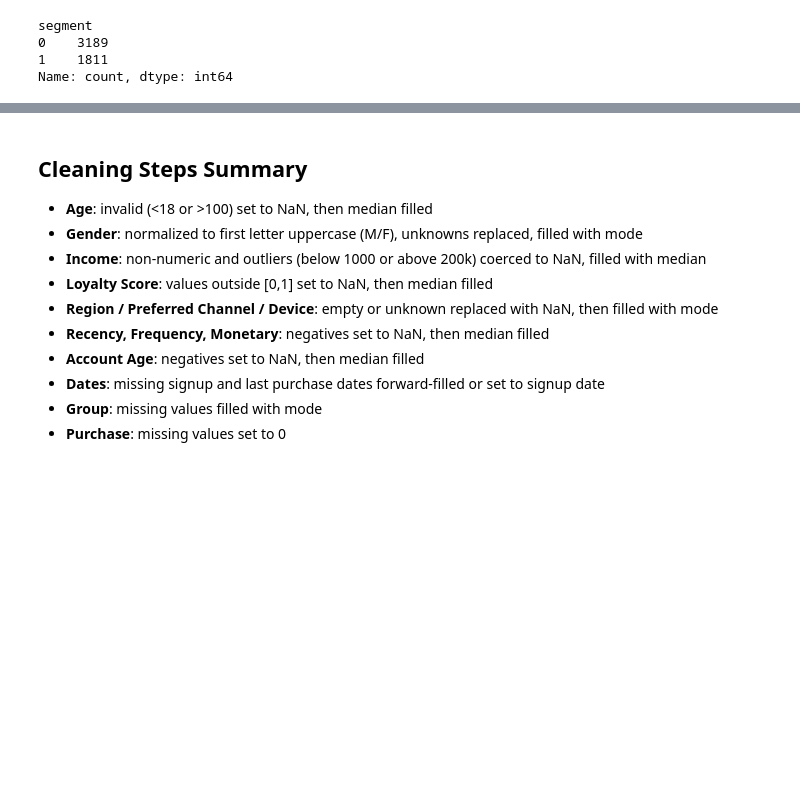
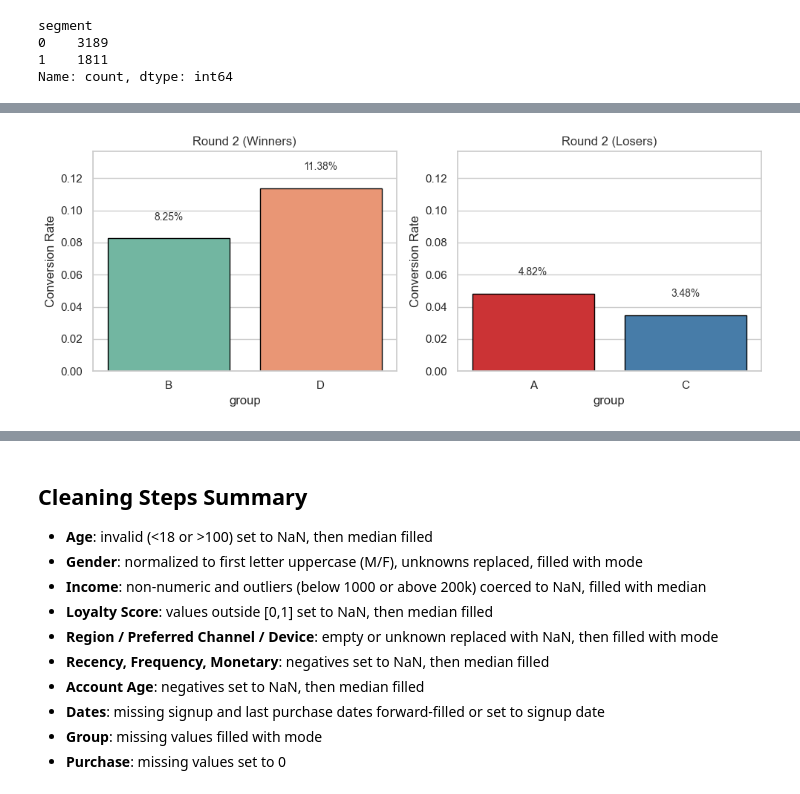
Before and after one commit to losstng/Analytics-Portfolio, a Jupyter notebook: Notebooks/marketing_analytics.ipynb, the cells around one changed output, grey strips where cells are left out. Cells and saved outputs as stored; diff of their text form; code cells hidden in the pictures; blank space fills up the shorter version.

```diff
--- a/Notebooks/marketing_analytics.ipynb
+++ b/Notebooks/marketing_analytics.ipynb
@@ -749,7 +143,7 @@ def load_and_clean(path: Path) -> pd.DataFrame:
     df.loc[df["account_age"] < 0, "account_age"] = np.nan
     df["account_age"].fillna(df["account_age"].median(), inplace=True)
     # Dates: fill missing with signup_date or mode
-    df["signup_date"].fillna(method="ffill", inplace=True)
+    df["signup_date"].ffill(inplace=True)
     df["last_purchase_date"].fillna(df["signup_date"], inplace=True)
     # Group: fill missing with mode
     df["group"].fillna(df["group"].mode()[0], inplace=True)
@@ -1538,33 +2670,3 @@ plt.show()
-# %%
-# Bar Plot of Conversion Rates by Group (Enhanced Visuals with Seaborn)
-import matplotlib.pyplot as plt
-import seaborn as sns
-summary = df.groupby('group')['purchase'].agg(['sum','count'])
-group_rates = summary['sum'] / summary['count']
-sns.set_theme(style='whitegrid')
-plt.figure(figsize=(6,4))
-ax = sns.barplot(x=group_rates.index, y=group_rates.values, palette='pastel', edgecolor='black')
-plt.title('Conversion Rates by Group', color='#333333')
-plt.ylabel('Conversion Rate')
-plt.ylim(0, group_rates.max() * 1.2)
-for i, v in enumerate(group_rates.values):
-    ax.text(i, v + 0.01, f'{v:.2%}', ha='center', va='bottom', fontsize=10, color='#333333')
-plt.show()
-# %%
-# Bar Plot of Conversion Rates by Group (Enhanced Visuals)
-import matplotlib.pyplot as plt
-import seaborn as sns
-summary = df.groupby('group')['purchase'].agg(['sum','count'])
-group_rates = summary['sum'] / summary['count']
-sns.set_theme(style='whitegrid')
-plt.figure(figsize=(6,4))
-ax = sns.barplot(x=group_rates.index, y=group_rates.values, palette='pastel', edgecolor='black')
-plt.title('Conversion Rates by Group', color='#333333')
-plt.ylabel('Conversion Rate')
-plt.ylim(0, group_rates.max() * 1.2)
-for i, v in enumerate(group_rates.values):
-    ax.text(i, v + 0.01, f'{v:.2%}', ha='center', va='bottom', fontsize=10, color='#333333')
-plt.show()
 # %%
 # Pairwise Comparison Bar Plots (Round 1, Enhanced with Seaborn)
 import matplotlib.pyplot as plt
@@ -1588,25 +2692,28 @@ plt.show()
 # %%
 # Pairwise Comparison Bar Plots (Round 2) - Enhanced Visuals
 import matplotlib.pyplot as plt
 import seaborn as sns
 sns.set_theme(style='whitegrid')
 rates_dict = df.groupby('group')['purchase'].agg(['sum','count'])
 group_rates = rates_dict['sum'] / rates_dict['count']
-w1, w2 = (group_rates['A'] > group_rates['B'] and 'A' or 'B'), (group_rates['C'] > group_rates['D'] and 'C' or 'D')
+w1 = 'A' if group_rates['A'] > group_rates['B'] else 'B'
+w2 = 'D' if group_rates['D'] > group_rates['C'] else 'C'
 l1, l2 = (set(['A','B']) - {w1}).pop(), (set(['C','D']) - {w2}).pop()
 fig, axes = plt.subplots(1, 2, figsize=(10, 4))
 pal_win = sns.color_palette('Set2', 2)
 pal_lose = sns.color_palette('Set1', 2)
 for ax, (g1, g2, title, pal) in zip(axes, [(w1, w2, 'Winners', pal_win), (l1, l2, 'Losers', pal_lose)]):
     rates = group_rates.loc[[g1, g2]]
     sns.barplot(x=rates.index, y=rates.values, palette=pal, edgecolor='black', ax=ax)
     ax.set_title(f'Round 2 ({title})', color='#333333')
     ax.set_ylabel('Conversion Rate')
     ax.set_ylim(0, group_rates.max() * 1.2)
     for i, v in enumerate(rates.values):
         ax.text(i, v + 0.01, f'{v:.2%}', ha='center', va='bottom', fontsize=10, color='#333333')
 plt.tight_layout()
 plt.show()
+# %% [output]
+[figure, added]
 # %%
 # Bar Plot of Conversion Rates by Group (Seaborn Enhanced)
 import matplotlib.pyplot as plt
```
Also changed, not shown: parts of 50 cells of this notebook, 33 other files.
